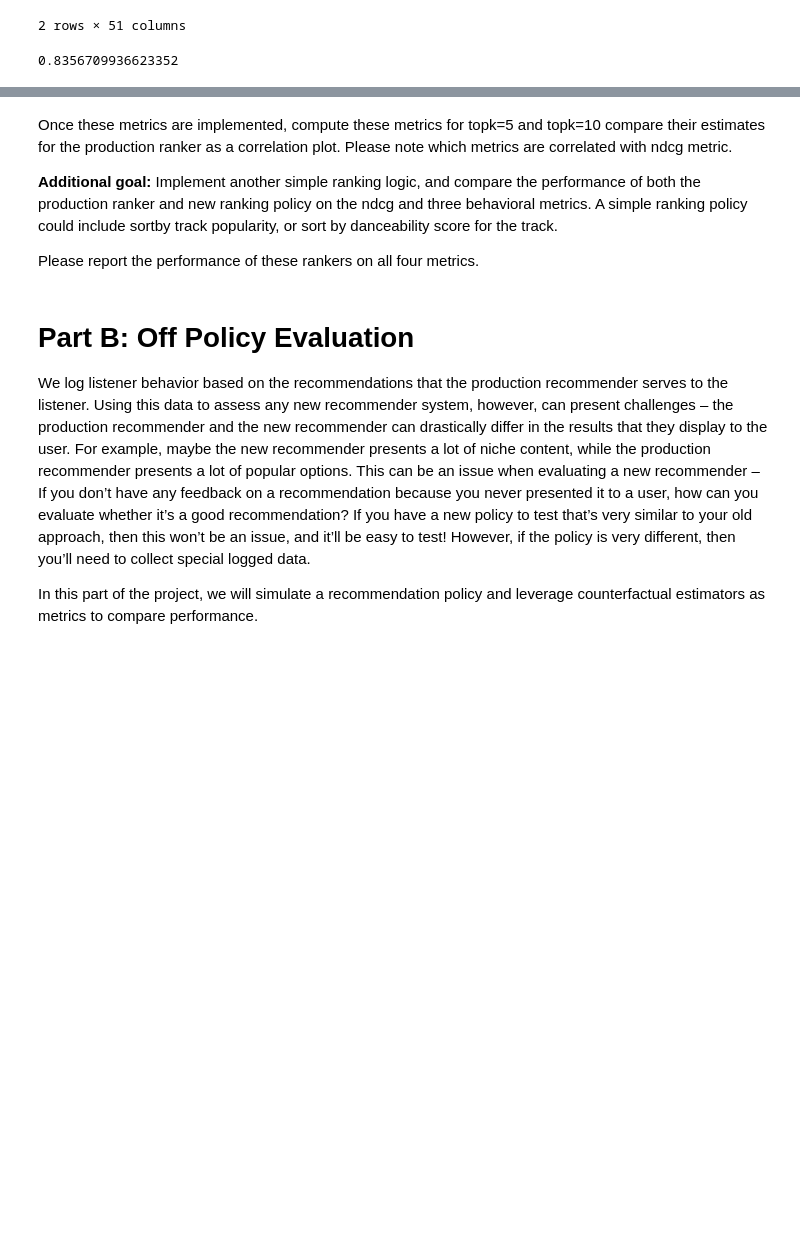
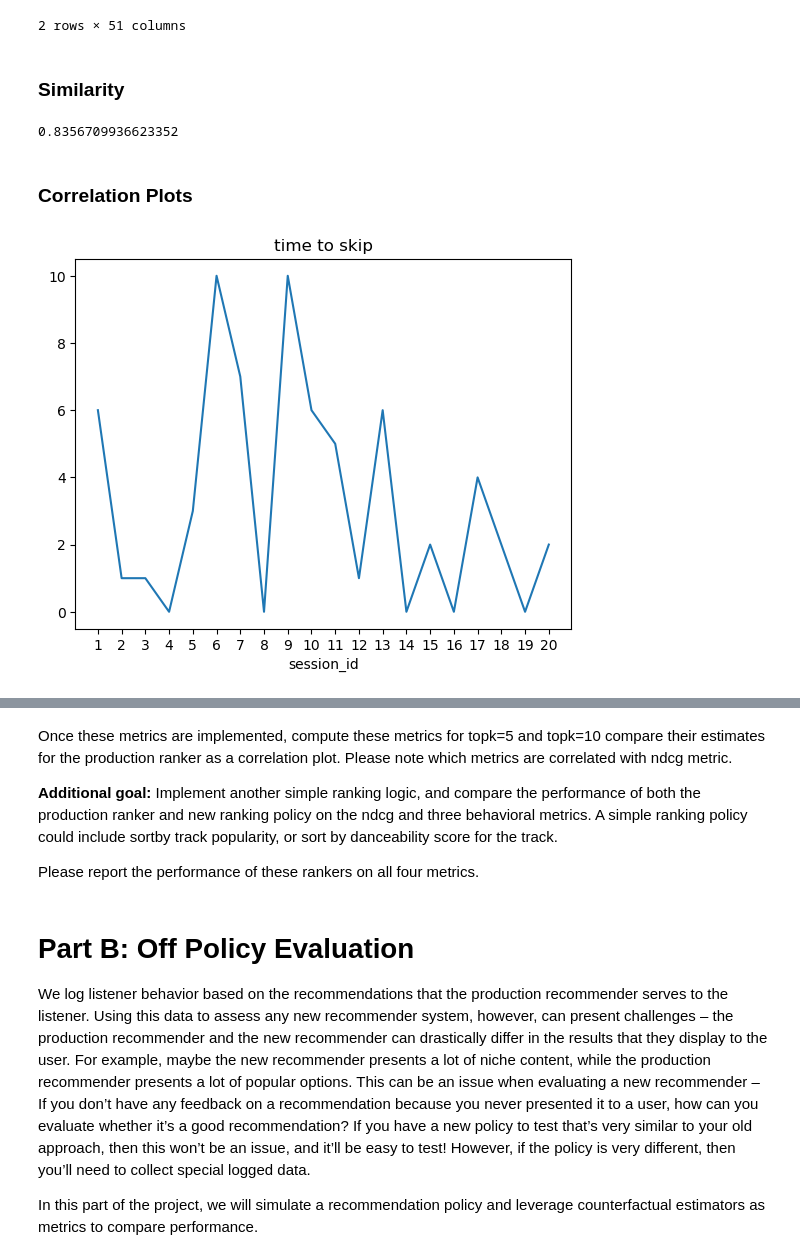
Before and after one commit to sumitsidana/corise_personalized_recommendations_at_scale, a Jupyter notebook: week4/week4_evaluation.ipynb, the cells around one changed output, grey strips where cells are left out. Cells and saved outputs as stored; diff of their text form; code cells hidden in the pictures; blank space fills up the shorter version.

```diff
--- a/week4/week4_evaluation.ipynb
+++ b/week4/week4_evaluation.ipynb
@@ -175,6 +191,8 @@ log_tracks.head(2)
 | 0 | 0_00006f66-33e5-4de7-a324-2d18e43... | 1 | 20 | t_0479f24c-27d2-46d6-a00c-7ec928f... | False | False | False | True | ... |
 | 1 | 0_00006f66-33e5-4de7-a324-2d18e43... | 2 | 20 | t_9099cd7b-c238-47b7-9381-f23f2c1... | False | False | False | True | ... |
 2 rows × 51 columns
+# %% [markdown]
+### Similarity
 # %%
 def similarity(df):
     df_subset = df[df.columns[df.columns.str.startswith('acoustic_vector')]]
@@ -185,3 +203,5 @@ log_tracks.groupby('session_id').apply\
 apply(similarity).mean()
 # %% [output]
 0.8356709936623352
+# %% [markdown]
+### Correlation Plots
@@ -187,0 +210,11 @@ apply(similarity).mean()
+# %%
+# log_time_to_skip = log.groupby('session_id').apply\
+# (lambda x: x.nsmallest(topk,['session_position'])).reset_index(drop = True).groupby("session_id").\
+# apply(time_to_skip, topk).head(20)
+ax = log_time_to_skip.plot()
+ax.set_xticks(np.arange(20))
+ax.set_xticklabels(pd.Series([1,2,3,4,5,6,7,8,9,10,11,12,13,14,15,16,17,18,19,20]))
+plt.title('time to skip')
+plt.show()
+# %% [output]
+[figure, added]
```
Also changed, not shown: parts of 26 cells of this notebook.
